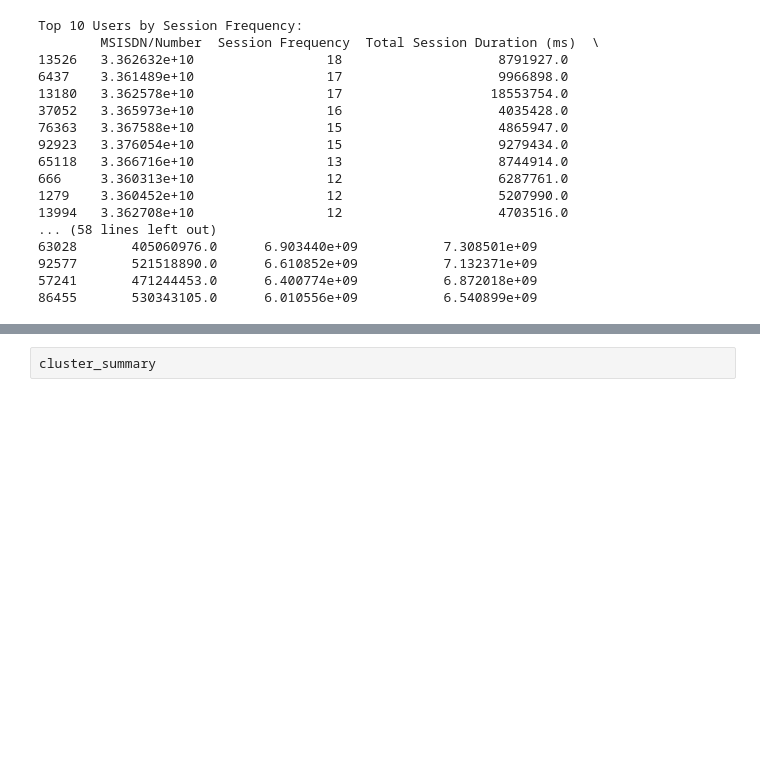
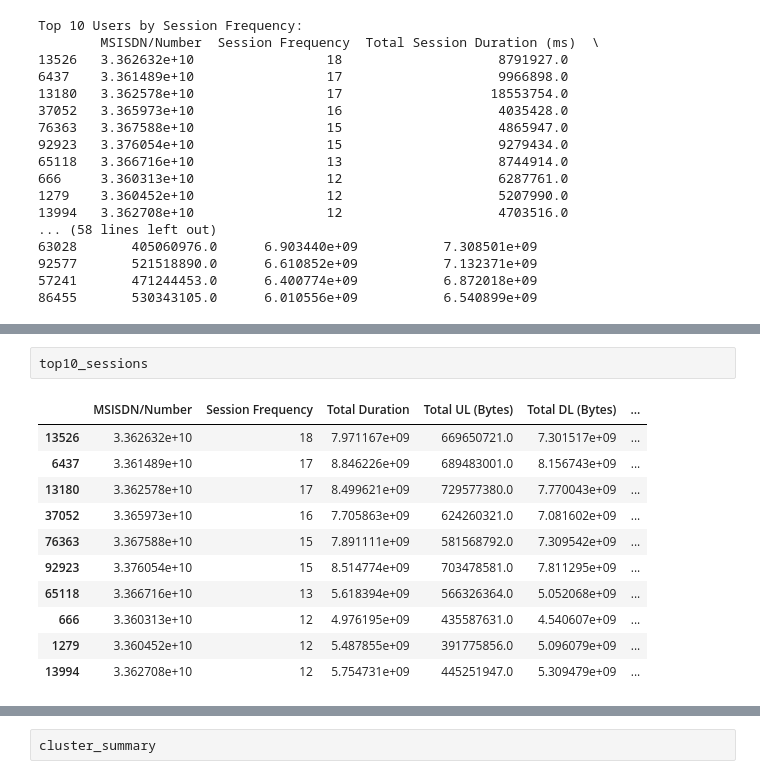
Before and after one commit to getahunTiruneh/TellCo-Telecom-Analysis, a Jupyter notebook: notebooks/user_engagement_analysis.ipynb, the cells around one changed output, grey strips where cells are left out. Cells and saved outputs as stored; diff of their text form; blank space fills up the shorter version.

```diff
--- a/notebooks/user_engagement_analysis.ipynb
+++ b/notebooks/user_engagement_analysis.ipynb
@@ -159,0 +159,14 @@ engagement_df
+# %%
+top10_sessions
+# %% [output]
+|  | MSISDN/Number | Session Frequency | Total Duration | Total UL (Bytes) | Total DL (Bytes) | ... |
+| 13526 | 3.362632e+10 | 18 | 7.971167e+09 | 669650721.0 | 7.301517e+09 | ... |
+| 6437 | 3.361489e+10 | 17 | 8.846226e+09 | 689483001.0 | 8.156743e+09 | ... |
+| 13180 | 3.362578e+10 | 17 | 8.499621e+09 | 729577380.0 | 7.770043e+09 | ... |
+| 37052 | 3.365973e+10 | 16 | 7.705863e+09 | 624260321.0 | 7.081602e+09 | ... |
+| 76363 | 3.367588e+10 | 15 | 7.891111e+09 | 581568792.0 | 7.309542e+09 | ... |
+| 92923 | 3.376054e+10 | 15 | 8.514774e+09 | 703478581.0 | 7.811295e+09 | ... |
+| 65118 | 3.366716e+10 | 13 | 5.618394e+09 | 566326364.0 | 5.052068e+09 | ... |
+| 666 | 3.360313e+10 | 12 | 4.976195e+09 | 435587631.0 | 4.540607e+09 | ... |
+| 1279 | 3.360452e+10 | 12 | 5.487855e+09 | 391775856.0 | 5.096079e+09 | ... |
+| 13994 | 3.362708e+10 | 12 | 5.754731e+09 | 445251947.0 | 5.309479e+09 | ... |
```
Also changed, not shown: parts of 18 cells of this notebook.
